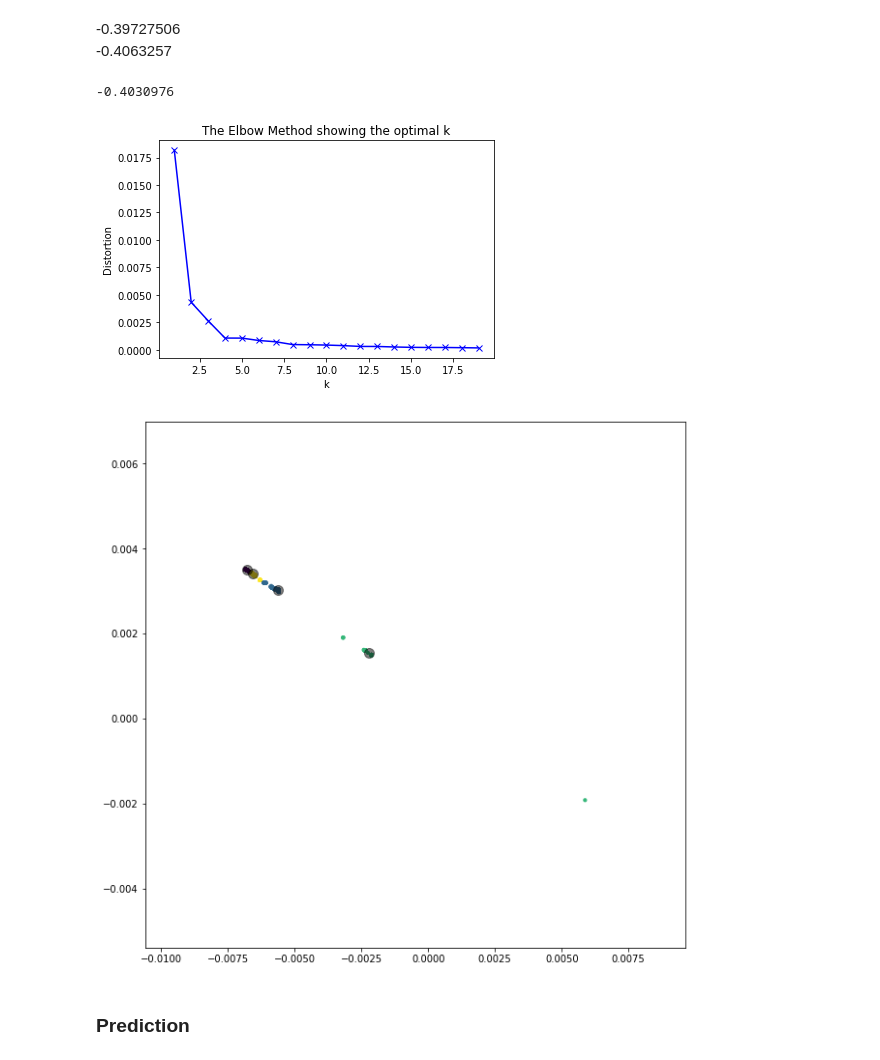
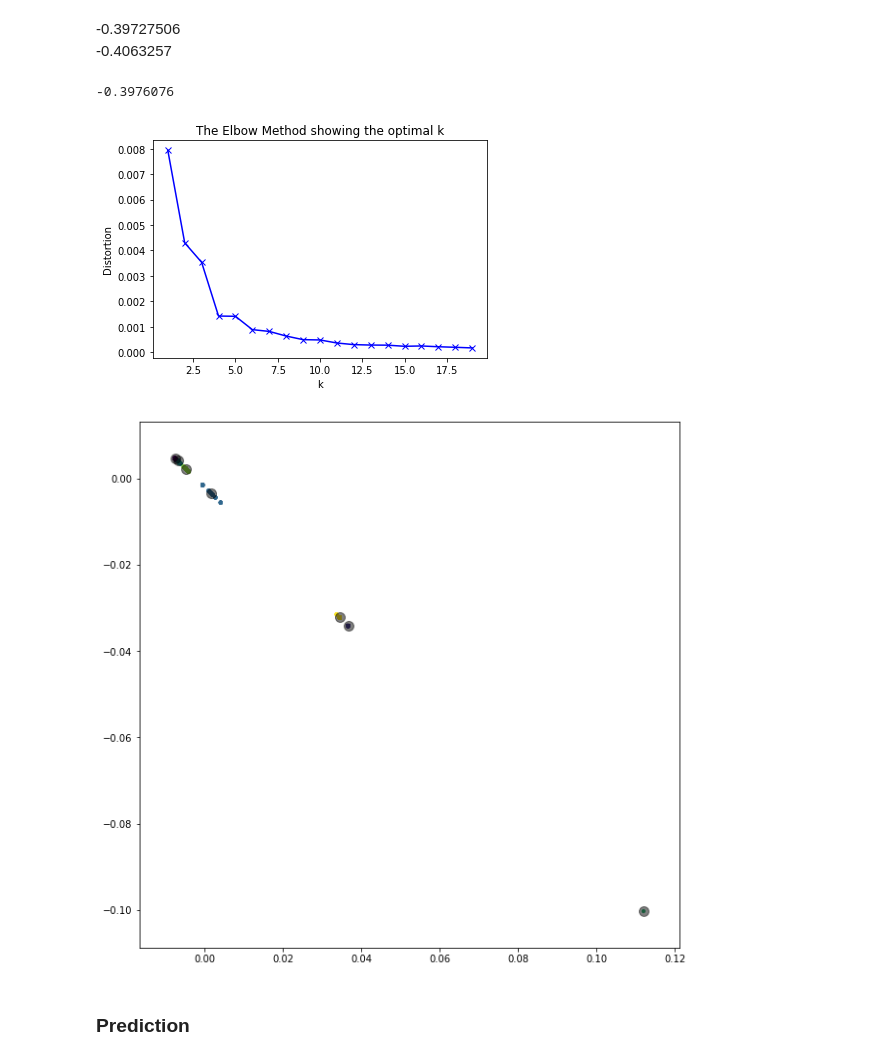
Before and after one commit to Smone5/XML_EHR_LABELS, a Jupyter notebook: XML_ML_Notebook.ipynb, the cells around one changed output. Cells and saved outputs as stored; diff of their text form; code cells hidden in the pictures.

```diff
--- a/XML_ML_Notebook.ipynb
+++ b/XML_ML_Notebook.ipynb
@@ -116,4 +103,9 @@ import hickle as hkl
 # %%
+import numpy as np
+import hickle as hkl
+from scipy.sparse import csr_matrix
+X_train = csr_matrix(hkl.load( 'data/X_train.hkl' ))
 y_train = hkl.load( 'data/y_train.hkl' )
+X_test = csr_matrix(hkl.load( 'data/X_test.hkl' ))
 y_test = hkl.load( 'data/y_test.hkl' )
 labels_list = hkl.load('data/labels_list.hkl' )
@@ -357,8 +325,6 @@ for index, row in labels_df.iterrows():
 
     matrix = (1/len(index_vals))*matrix
     fY.append(matrix)
-# %%
-X_train = hkl.load( 'data/X_train.hkl' )
 # %%
 from keras import backend as K
 
@@ -446,7 +438,7 @@ fX = model.predict(X_train)
 diff = np.sum(fY2[1] - fX[1])
 diff
 # %% [output]
--0.4030976
+-0.3976076
 # %%
 from sklearn.cluster import KMeans
 from sklearn import metrics
@@ -469,23 +461,26 @@ plt.ylabel('Distortion')
 plt.title('The Elbow Method showing the optimal k')
 plt.show()
 # %% [output]
-[figure, old version]
+[figure, new version]
 # %%
+from sklearn.cluster import KMeans
+import matplotlib.pyplot as plt
 # create kmeans object
-kmeans = KMeans(n_clusters=4)
+kmeans = KMeans(n_clusters=7, n_jobs=-1, n_init=8, max_iter=300)
+
 # fit kmeans object to data
 kmeans.fit(fX)
-# print location of clusters learned by kmeans object
-#print(kmeans.cluster_centers_)
-# save new clusters for chart
+
+#  Partition fX into Z1, . . . ,Zm
 Z = kmeans.fit_predict(fX)
 
+# save new clusters for chart
 plt.figure(figsize=(10,10))
 plt.scatter(fX[:, 0], fX[:, 1], c=Z, s=10, cmap='viridis')
 centers = kmeans.cluster_centers_
 plt.scatter(centers[:, 0], centers[:, 1], c='black', s=100, alpha=0.5);
 # %% [output]
-[figure, old version]
+[figure, new version]
 # %% [markdown]
 ### Prediction
 # %%
```
Also changed, not shown: parts of 41 cells of this notebook.
